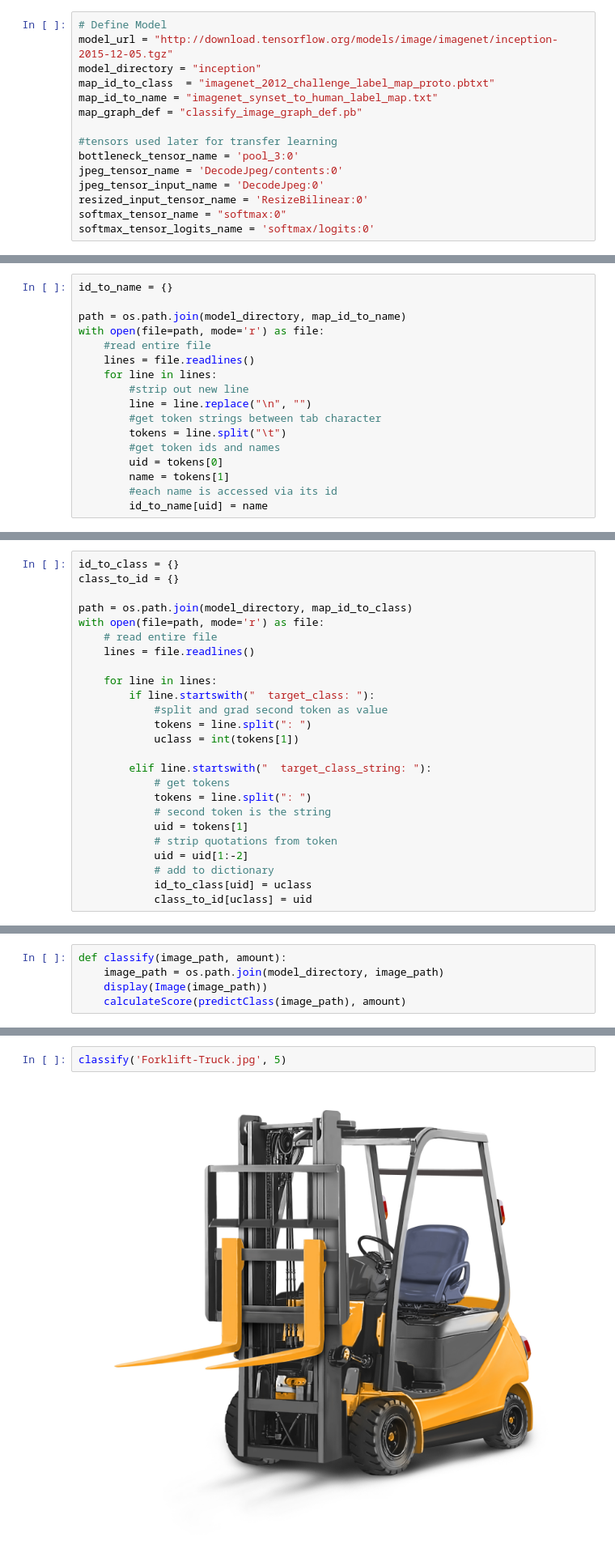
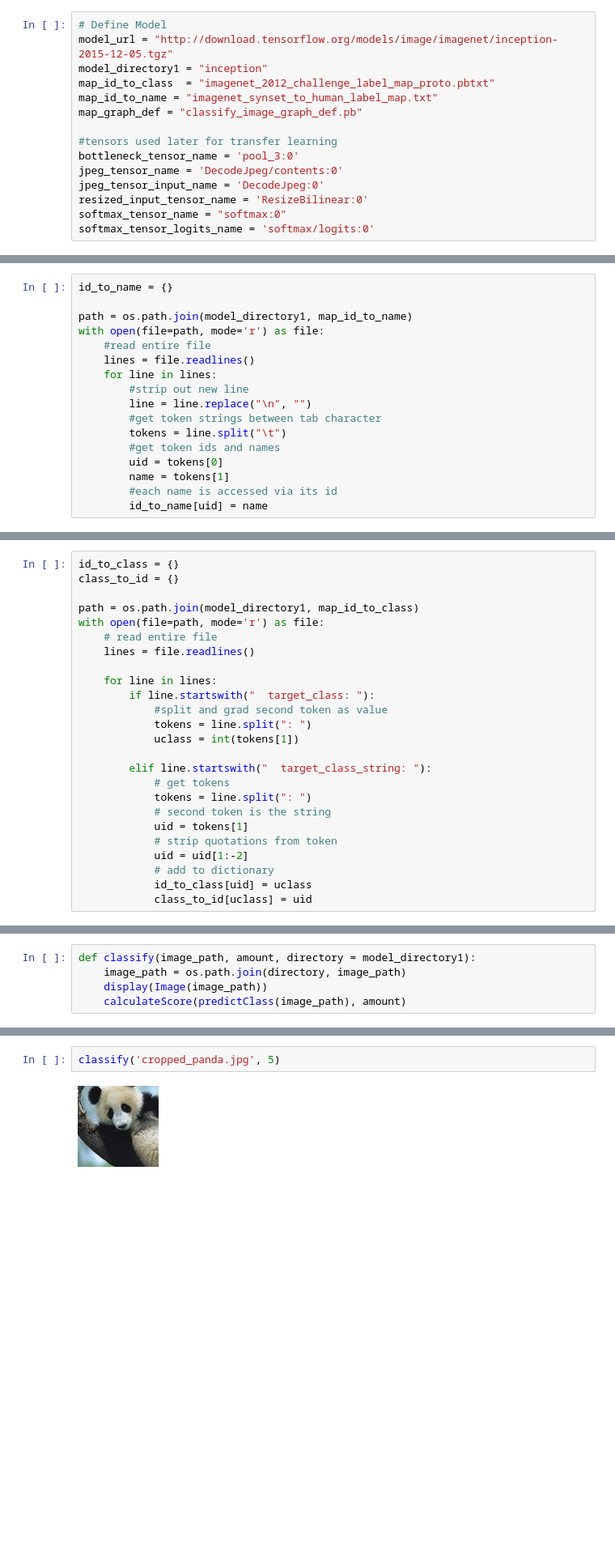
Before and after one commit to girishgupta/CNNTutorials, a Jupyter notebook: 5. TransferLearning_Tutorial/TransferLearningWithInception.ipynb, the cells around one changed output, grey strips where cells are left out. Shown at 81% size. Drawn from its saved outputs; the diff is of its cells as text; blank space fills up the shorter version.

```diff
--- a/5. TransferLearning_Tutorial/TransferLearningWithInception.ipynb
+++ b/5. TransferLearning_Tutorial/TransferLearningWithInception.ipynb
@@ -36,7 +36,7 @@ The second block of strings are names that are already defined in the model. Her
 # %%
 # Define Model
 model_url = "http://download.tensorflow.org/models/image/imagenet/inception-2015-12-05.tgz"
-model_directory = "inception"
+model_directory1 = "inception"
 map_id_to_class  = "imagenet_2012_challenge_label_map_proto.pbtxt"
 map_id_to_name = "imagenet_synset_to_human_label_map.txt"
 map_graph_def = "classify_image_graph_def.pb"
@@ -87,7 +90,7 @@ Gor example: 'n15102894\tknothole\n' -> 'n15102894', 'knothole'
 # %%
 id_to_name = {}
 
-path = os.path.join(model_directory, map_id_to_name)
+path = os.path.join(model_directory1, map_id_to_name)
 with open(file=path, mode='r') as file:
     #read entire file
     lines = file.readlines()
@@ -108,7 +111,7 @@ This code takes in the id to class value mapping file. Each mapping is formatted
 id_to_class = {}
 class_to_id = {}
 
-path = os.path.join(model_directory, map_id_to_class)
+path = os.path.join(model_directory1, map_id_to_class)
 with open(file=path, mode='r') as file:
     # read entire file
     lines = file.readlines()
@@ -189,14 +191,14 @@ def calculateScore(predictions, amount):
         print('%.4f' % prediction_percent[i] + " " + name)
         i+=1
 # %%
-def classify(image_path, amount):
-    image_path = os.path.join(model_directory, image_path)
+def classify(image_path, amount, directory = model_directory1):
+    image_path = os.path.join(directory, image_path)
     display(Image(image_path))
     calculateScore(predictClass(image_path), amount)
 # %% [markdown]
 ## Classify JPEG images
 From here we have enough code to start running predictions on the model. With what we have we can simply take any jpg image and feed it to the model. My example has it predict what the forklift image is. I used a forklift as that is actually 1 of the 1000 classes that the model originally trained on.
 # %%
-classify('Forklift-Truck.jpg', 5)
+classify('cropped_panda.jpg', 5)
 # %% [output]
-[figure, old version]
+[figure, new version]
```
Also changed, not shown: parts of 47 cells of this notebook.
